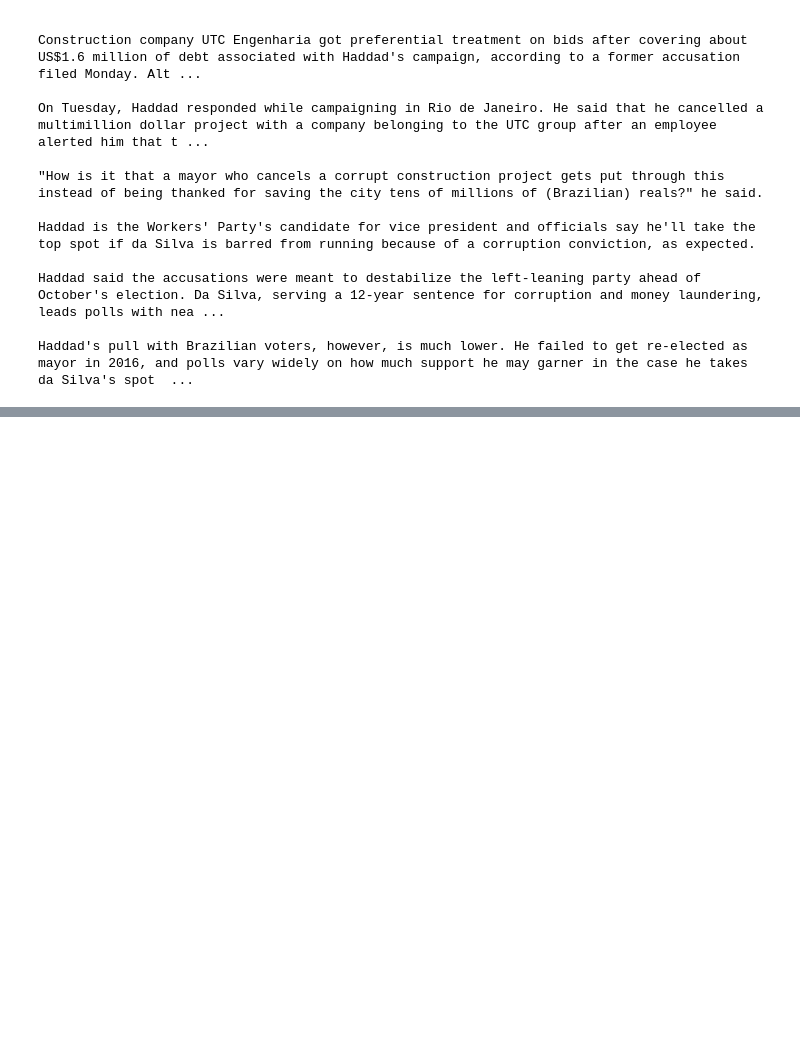
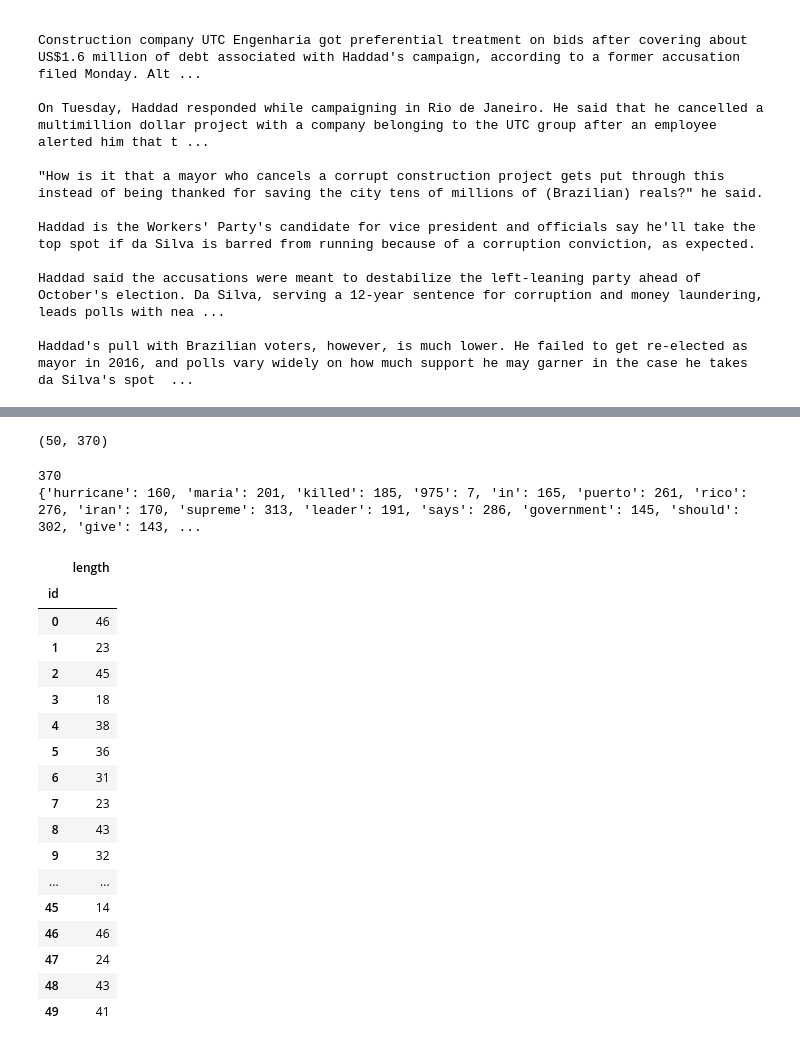
Before and after one commit to browlm13/news_source_scraping, a Jupyter notebook: news_scraper.ipynb, the cells around one changed output, grey strips where cells are left out. Saved outputs shown, nothing was run; the diff lists cells and outputs as text; code cells hidden in the pictures; blank space fills up the shorter version.

```diff
--- a/news_scraper.ipynb
+++ b/news_scraper.ipynb
@@ -213,8 +211,11 @@ def get_all_articles(source_id, api_key, max_articles=500, include_full_article_
     return all_article_objects
 
 
+# number of documents
+num_documents = 50
+
 # example -- set include full article text to True for scrapping the actual site
-all_article_objects = get_all_articles(selected_source_id, api_key, max_articles=50, include_full_article_text=False)
+all_article_objects = get_all_articles(selected_source_id, api_key, max_articles=num_documents, include_full_article_text=False)
 
 print(len(all_article_objects))
 print(all_article_objects)
@@ -225,0 +257,10 @@ number of articles collected: 50
+# %%
+bag_words.shape
+# %% [output]
+(50, 370)
+# %%
+print(len(count_vect.vocabulary_))
+print(count_vect.vocabulary_)
+# %% [output]
+370
+{'hurricane': 160, 'maria': 201, 'killed': 185, '975': 7, 'in': 165, 'puerto': 261, 'rico': 276, 'iran': 170, 'supreme': 313, 'leader': 191, 'says': 286, 'government': 145, 'should': 302, 'give': 143, ...
@@ -225,0 +273,29 @@ number of articles collected: 50
+# %%
+# get the summary text from each article
+#  lead_paragraph  is no snippet
+count_words = lambda text: len(text.split(' '))
+
+words_per_document = [count_words(x['description']) for x in all_article_objects]
+# %%
+df_words_per_document = pd.DataFrame(data=words_per_document, columns=['length'])
+df_words_per_document.index.name = 'id'
+df_words_per_document
+# %% [output]
+|  | length |
+| id |  |
+| 0 | 46 |
+| 1 | 23 |
+| 2 | 45 |
+| 3 | 18 |
+| 4 | 38 |
+| 5 | 36 |
+| 6 | 31 |
+| 7 | 23 |
+| 8 | 43 |
+| 9 | 32 |
+| ... | ... |
+| 45 | 14 |
+| 46 | 46 |
+| 47 | 24 |
+| 48 | 43 |
+| 49 | 41 |
```
Also changed, not shown: parts of 18 cells of this notebook.
